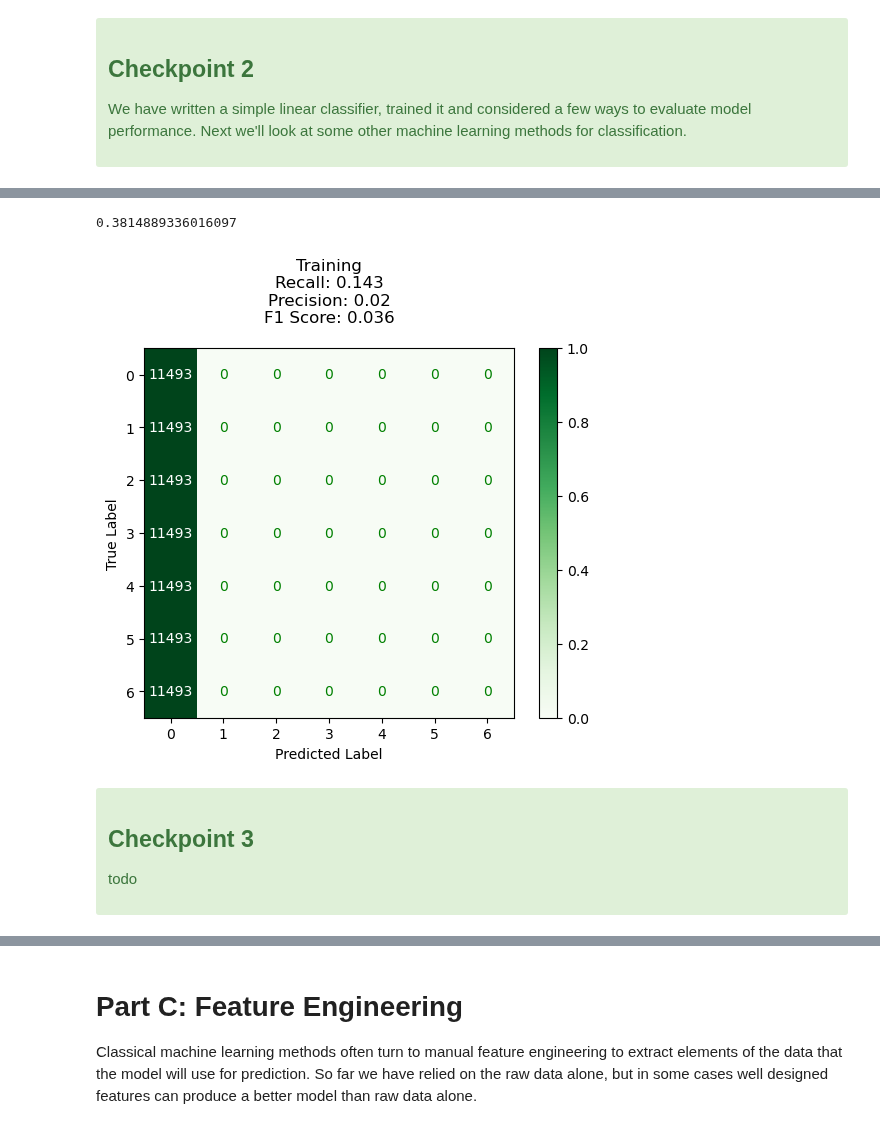
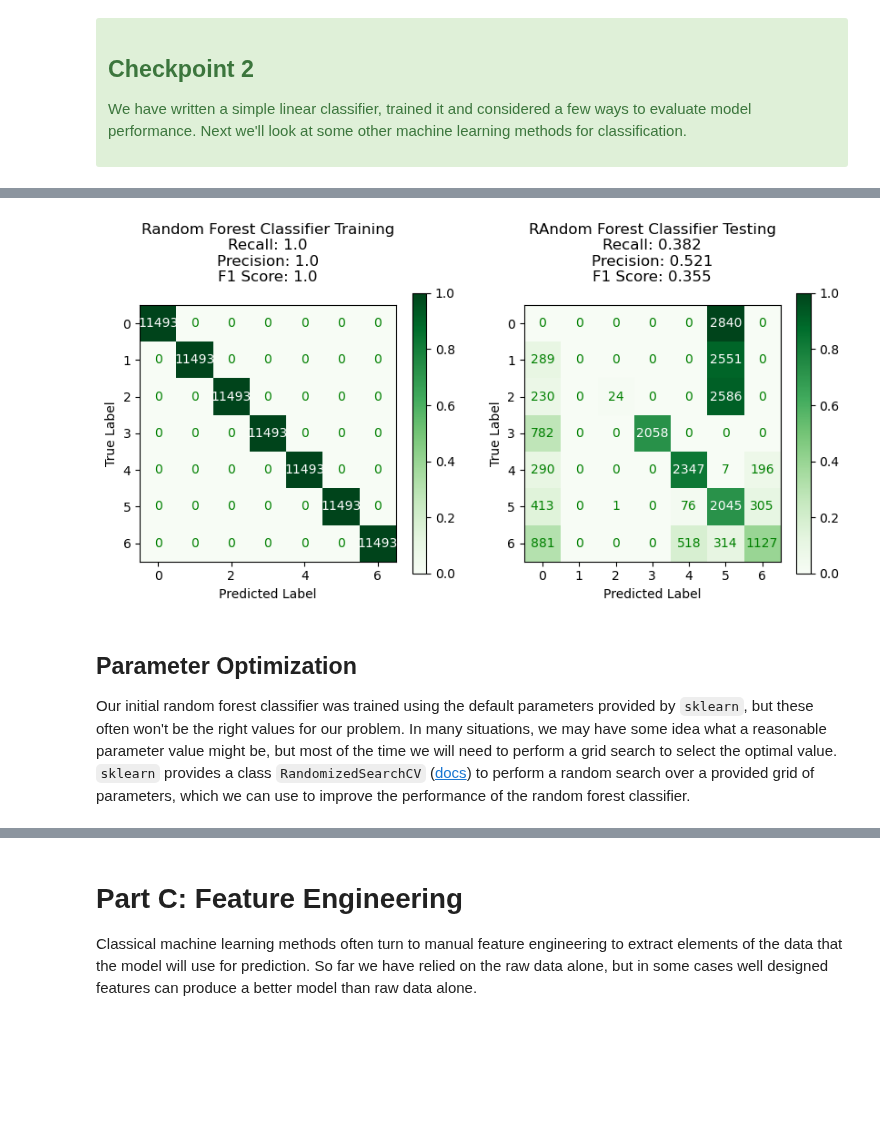
Before and after one commit to dlmbl/intro_ml, a Jupyter notebook: solution.ipynb, the cells around one changed output, grey strips where cells are left out. Saved outputs shown, nothing was run; the diff lists cells and outputs as text; code cells hidden in the pictures; blank space fills up the shorter version.

Commit message:
Finish random forest content

```diff
--- a/solution.ipynb
+++ b/solution.ipynb
@@ -718,9 +698,9 @@ def benchmark_performance(y_true, y_pred):
     _round = lambda x: round(x, 3)
 
     metrics = {
-        'recall': _round(sklearn.metrics.recall_score(y_true, y_pred, average='weighted')),
-        'precision': _round(sklearn.metrics.precision_score(y_true, y_pred, average='weighted')),
-        'f1': _round(sklearn.metrics.f1_score(y_true, y_pred, average='weighted')),
+        'recall': _round(sklearn.metrics.recall_score(y_true, y_pred, average='macro')),
+        'precision': _round(sklearn.metrics.precision_score(y_true, y_pred, average='macro')),
+        'f1': _round(sklearn.metrics.f1_score(y_true, y_pred, average='macro')),
         'cm': sklearn.metrics.confusion_matrix(y_true, y_pred, normalize=None),
         'cm_norm': sklearn.metrics.confusion_matrix(y_true, y_pred, normalize='true')
     }
@@ -771,8 +747,8 @@ def plot_metrics(metrics, name, ax=None):
     cb = ax.imshow(metrics['cm_norm'], cmap='Greens', vmin=0, vmax=1)
 
     classes = np.arange(metrics['cm'].shape[0])
-    plt.xticks(range(len(classes)), classes)
-    plt.yticks(range(len(classes)), classes)
+    plt.xticks(range(len(classes)), class_lut)
+    plt.yticks(range(len(classes)), class_lut)
     ax.set_xlabel('Predicted Label')
     ax.set_ylabel('True Label')
 
@@ -832,5 +827,5 @@ We have written a simple linear classifier, trained it and considered a few ways
 # %%
 %%time
-clf = RandomForestClassifier()
-clf.fit(X_train, y_train)
+rfc = RandomForestClassifier()
+rfc.fit(X_train, y_train)
 # %% [output]
@@ -840,18 +835,25 @@ y_preds = clf.predict(X_test)
-# %%
-clf.score(X_test, y_test)
-# %% [output]
-0.3814889336016097
-# %%
-test_metrics = benchmark_performance(np.argmax(y_test, axis=-1), np.argmax(y_preds, axis=-1))
-fig, ax = plt.subplots()
-plot_metrics(train_metrics, 'Training', ax)
-# %% [output]
-[figure, removed]
-# %% [markdown]
-<div class="alert alert-block alert-success">
-
-## Checkpoint 3
-
-todo
-
-</div>
+# %%
+# Generate predictions and metrics for training data
+y_pred = rfc.predict(X_train)
+# Convert from one hot encoding to original class labels
+y_pred = np.argmax(y_pred, axis=-1)
+y_true = np.argmax(y_train, axis=-1)
+rfc_train_metrics = benchmark_performance(y_true, y_pred)
+
+# Generate predictions and metrics for test data
+y_pred = rfc.predict(X_test)
+# Convert from one hot encoding to original class labels
+y_pred = np.argmax(y_pred, axis=-1)
+y_true = np.argmax(y_test, axis=-1)
+rfc_test_metrics = benchmark_performance(y_true, y_pred)
+
+fig, ax = plt.subplots(1, 2, figsize=(10, 4))
+
+plot_metrics(rfc_train_metrics, 'Random Forest Classifier Training', ax[0])
+plot_metrics(rfc_test_metrics, 'Random Forest Classifier Testing', ax[1])
+# %% [output]
+[figure, added]
+# %% [markdown]
+## Parameter Optimization
+
+Our initial random forest classifier was trained using the default parameters provided by `sklearn`, but these often won't be the right values for our problem. In many situations, we may have some idea what a reasonable parameter value might be, but most of the time we will need to perform a grid search to select the optimal value. `sklearn` provides a class `RandomizedSearchCV` ([docs](https://scikit-learn.org/stable/modules/generated/sklearn.model_selection.RandomizedSearchCV.html)) to perform a random search over a provided grid of parameters, which we can use to improve the performance of the random forest classifier.
```
Also changed, not shown: parts of 41 cells of this notebook.
